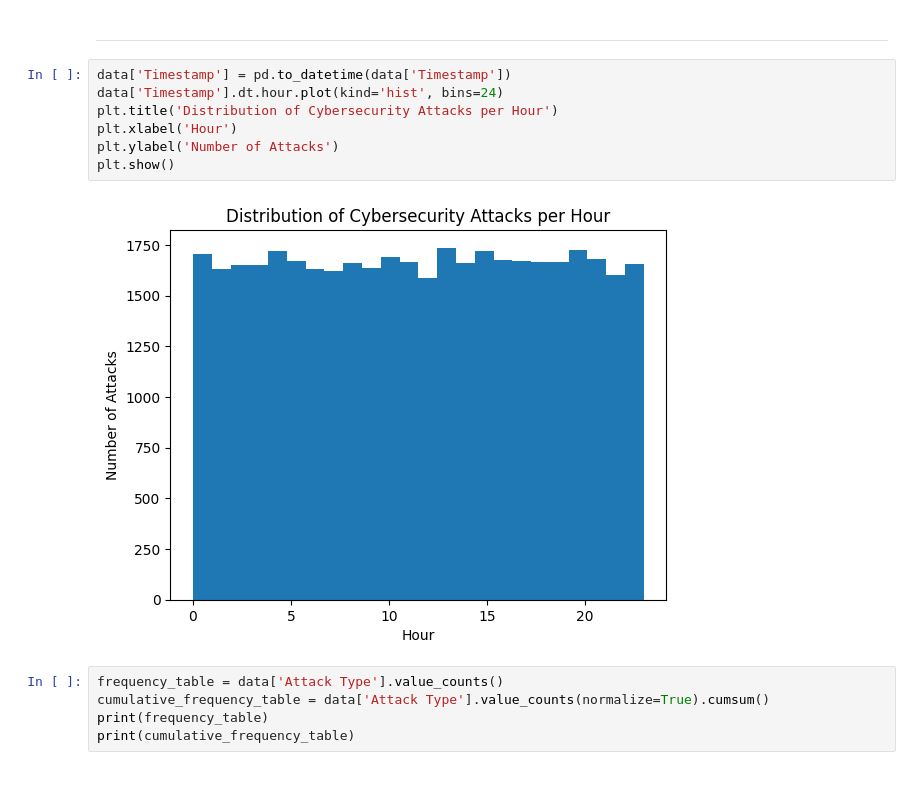
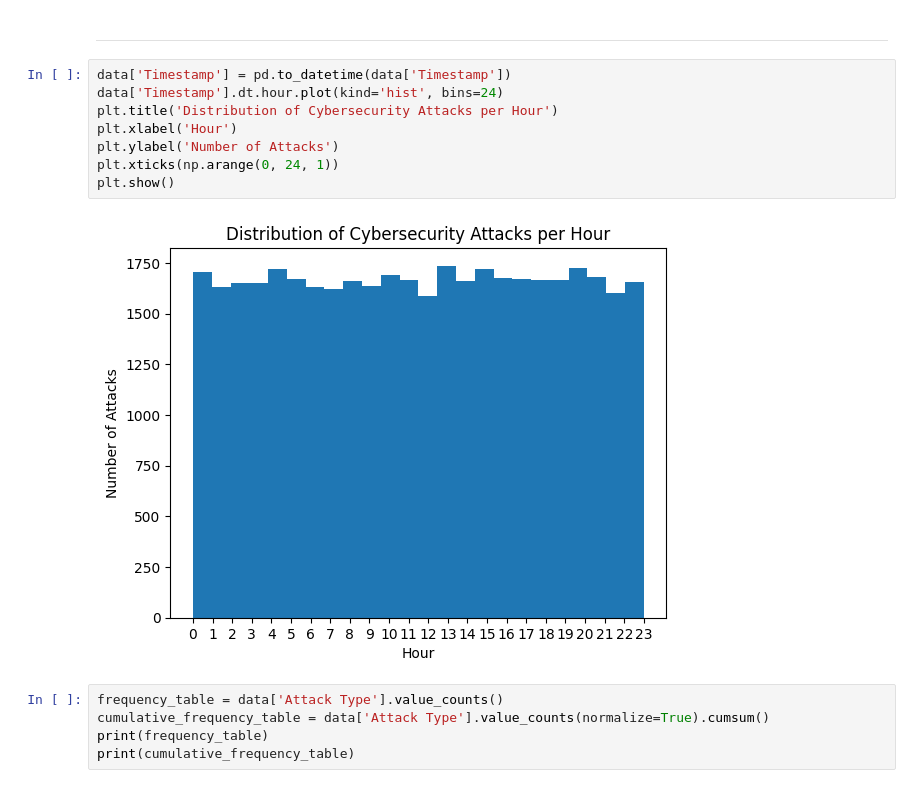
Before and after one commit to AbdulazizJabri/DataAnalysisProject-SP24, a Jupyter notebook: 134563_134362.ipynb, the cells around one changed output. Saved outputs shown, nothing was run; the diff lists cells and outputs as text.

```diff
--- a/134563_134362.ipynb
+++ b/134563_134362.ipynb
@@ -181,12 +185,13 @@ plt.show()
 # %%
 data['Timestamp'] = pd.to_datetime(data['Timestamp'])
 data['Timestamp'].dt.hour.plot(kind='hist', bins=24)
 plt.title('Distribution of Cybersecurity Attacks per Hour')
 plt.xlabel('Hour')
 plt.ylabel('Number of Attacks')
+plt.xticks(np.arange(0, 24, 1))
 plt.show()
 # %% [output]
-[figure, old version]
+[figure, new version]
 # %%
 frequency_table = data['Attack Type'].value_counts()
 cumulative_frequency_table = data['Attack Type'].value_counts(normalize=True).cumsum()
```
Also changed, not shown: parts of 2 cells of this notebook.
